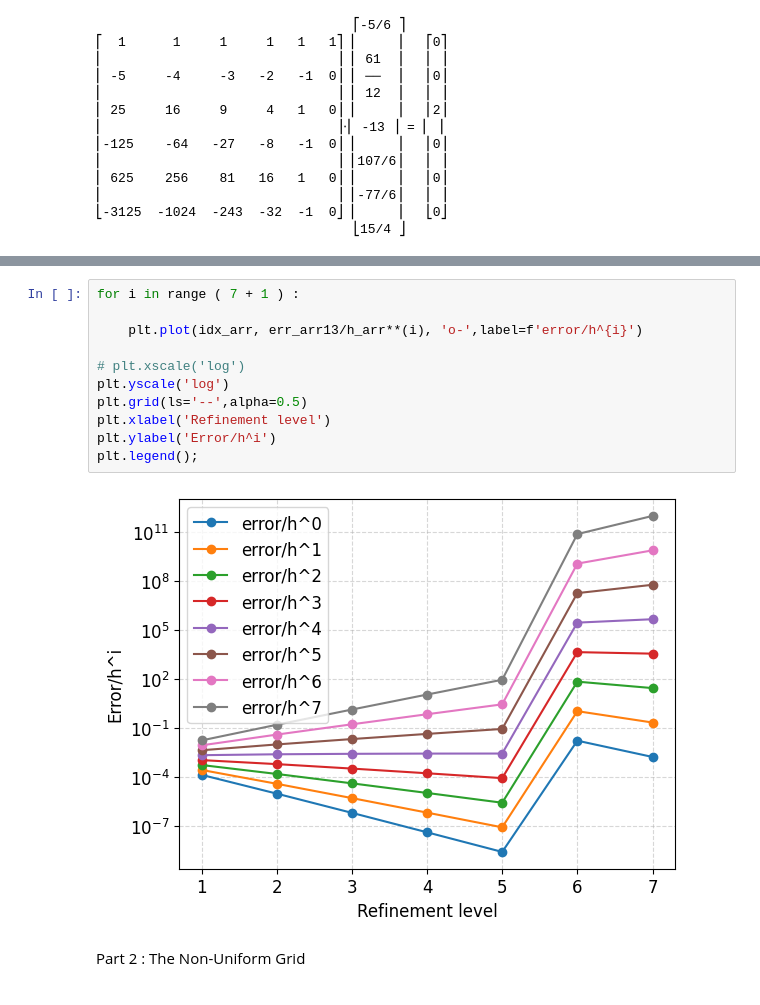
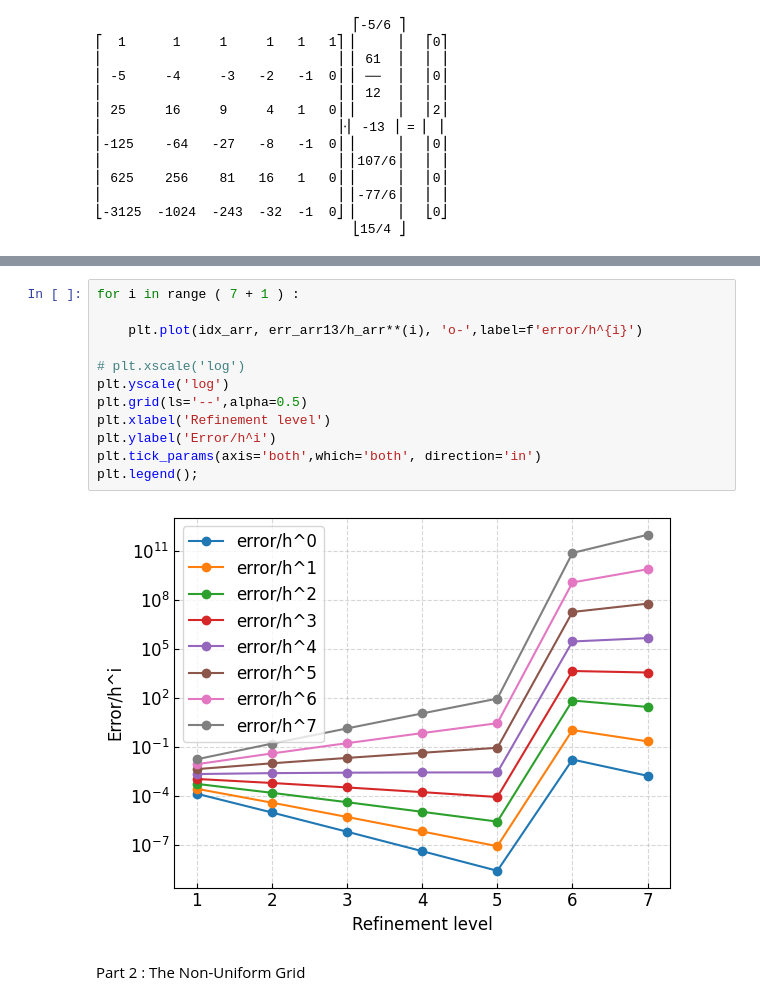
Before and after one commit to jabelieu/nmfde_class, a Jupyter notebook: hw1_jab.ipynb, the cells around one changed output, grey strips where cells are left out. Cells and saved outputs as stored; diff of their text form.

```diff
--- a/hw1_jab.ipynb
+++ b/hw1_jab.ipynb
@@ -485,16 +496,17 @@ print('='*len(head_str))
 # %%
 for i in range ( 7 + 1 ) :
 
     plt.plot(idx_arr, err_arr13/h_arr**(i), 'o-',label=f'error/h^{i}')
 
 # plt.xscale('log')
 plt.yscale('log')
 plt.grid(ls='--',alpha=0.5)
 plt.xlabel('Refinement level')
 plt.ylabel('Error/h^i')
+plt.tick_params(axis='both',which='both', direction='in')
 plt.legend();
 # %% [output]
-[figure, old version]
+[figure, new version]
 # %% [markdown]
 Part 2 : The Non-Uniform Grid
 # %%
```
Also changed, not shown: parts of 10 cells of this notebook, 1 other file.
